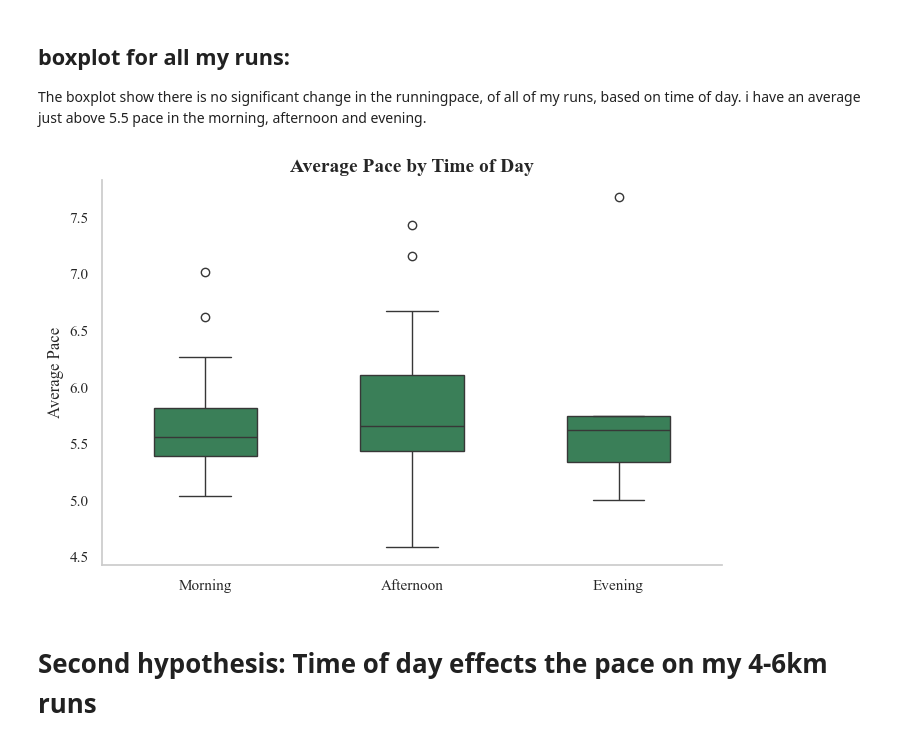
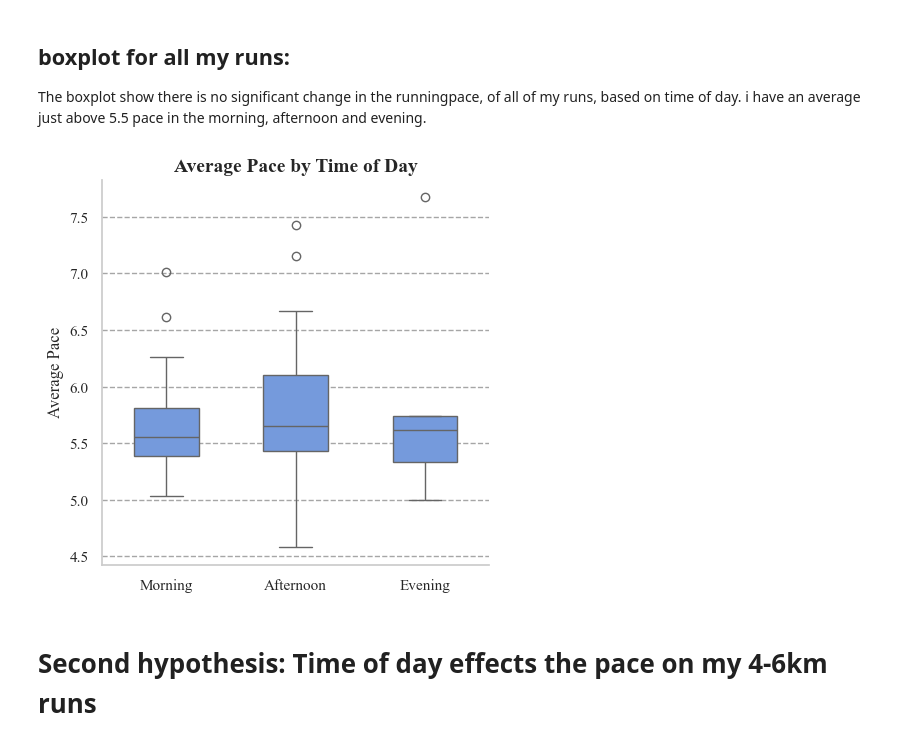
Before and after one commit to Kristine-jo/ExamPSY3035, a Jupyter notebook: Script/stravadata.ipynb, the cells around one changed output. Cells and saved outputs as stored; diff of their text form; code cells hidden in the pictures.

```diff
--- a/Script/stravadata.ipynb
+++ b/Script/stravadata.ipynb
@@ -186,30 +195,30 @@ df_runs = df_runs.drop(26)  # Remove the row with index 26
 The boxplot show there is no significant change in the runningpace, of all of my runs, based on time of day. i have an average just above 5.5 pace in the morning, afternoon and evening.
 # %%
 #boxplot
-plt.figure(figsize=(8, 5))
-plt.grid(False) #removes the bacground lines
+plt.figure(figsize=(5, 5))
+plt.grid(axis='y', linestyle="--", alpha=0.7, color="gray") #adds grey lines to the plot
 sns.set_style("whitegrid")  # Adds a clean background
 sns.boxplot(
     x=df["time_of_day"],
     y=df_runs["average_pace"],
-    color="Seagreen",  # Uses a more visually appealing color palette
+    color="cornflowerblue",  # Uses a more visually appealing color palette
     width=0.5,  # Adjusts box width for better spacing
     linewidth=1.0  # Makes the box edges more visible
 )
 plt.xlabel("") #didn't want the lable for x axis
 plt.ylabel("Average Pace", fontsize=12, fontname="Times New Roman")
 plt.title("Average Pace by Time of Day", fontsize=14, fontname="Times New Roman", fontweight="bold")
 
 plt.xticks(fontsize=11, fontname="Times New Roman")
 plt.yticks(fontsize=11, fontname="Times New Roman")
 
 sns.despine()  # Removes top and right borders for a cleaner look
 plt.show()
 
 #boxplot for evning lacks upper whisker
 #Im using seaborn to get nice boxplots. However, seaborn follows Tukeys rule for outliers, and does not include the "whiskers" if the outlier is to large(above Q3)
 # %% [output]
-[figure, old version]
+[figure, new version]
 # %% [markdown]
 # Second hypothesis: Time of day effects the pace on my 4-6km runs
 # %%
```
Also changed, not shown: parts of 9 cells of this notebook, 1 other file.
